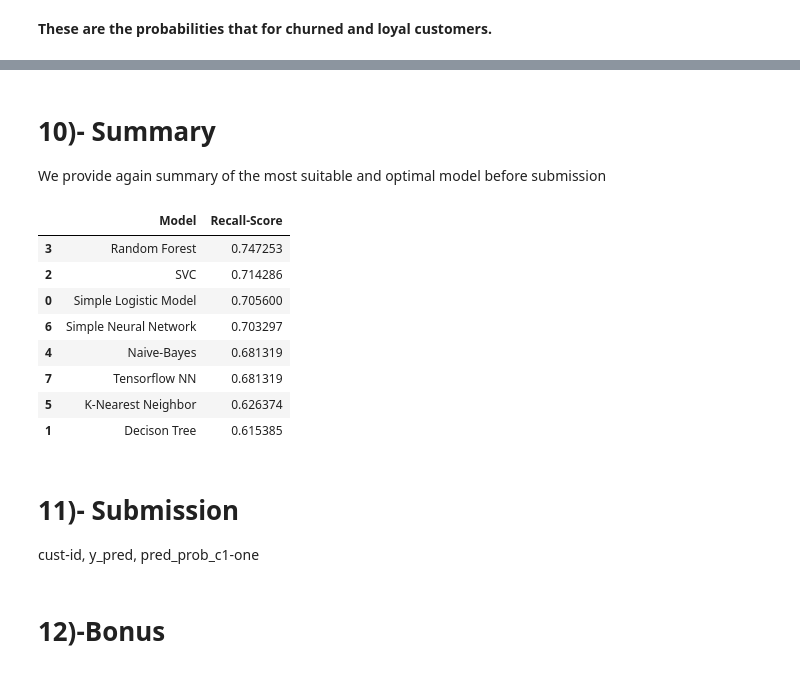
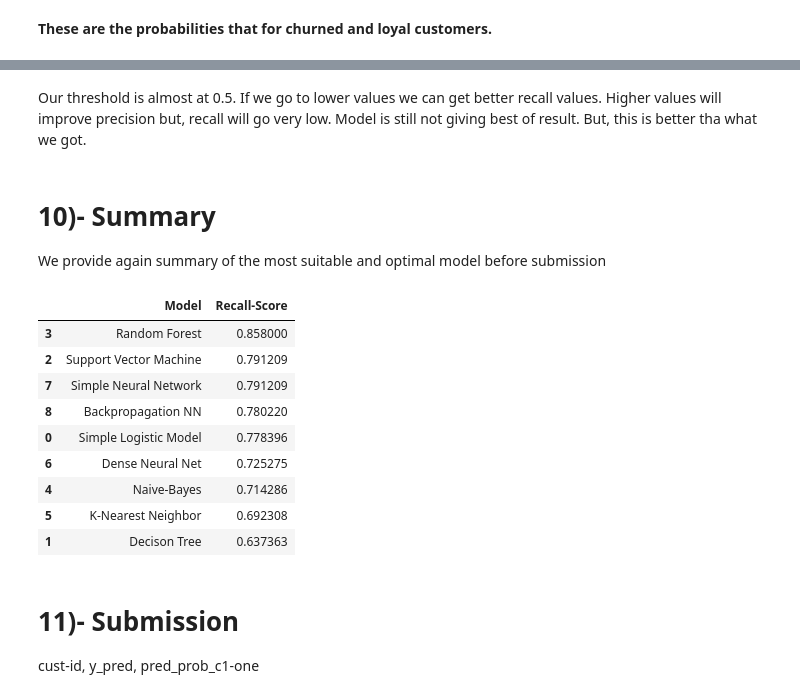
Before and after one commit to HassanSherwani/Telcom_Churn-End-End-Project-, a Jupyter notebook: Assignment.ipynb, the cells around one changed output, grey strips where cells are left out. Saved outputs shown, nothing was run; the diff lists cells and outputs as text; code cells hidden in the pictures.

```diff
--- a/Assignment.ipynb
+++ b/Assignment.ipynb
@@ -2309,0 +2701,3 @@ weighted avg       0.50      0.43      0.36       200
+# %%
+ #compile the model, adam gradient descent (optimized)
+model.compile(loss="binary_crossentropy", optimizer="adam", metrics=['accuracy'])
@@ -2309,0 +2728,3 @@ weighted avg       0.50      0.43      0.36       200
+# %%
+# call the function to fit to the data (training the network)
+history=model.fit(X_train, y_train, epochs = 500, batch_size=20, validation_data=(X_test, y_test))
@@ -2309,0 +2761,3 @@ weighted avg       0.50      0.43      0.36       200
+# %%
+#convert in crisp class
+yhat_class_keras = model.predict_classes(X_test, verbose=0)
@@ -2309,0 +2770,3 @@ weighted avg       0.50      0.43      0.36       200
+# %%
+keras_score = recall_score(y_test, yhat_class_keras)
+keras_acc = accuracy_score(y_test, yhat_class_keras)
@@ -2539,26 +2988,29 @@ def _plot_prec_rec_curve(prec, rec, thres):
 _plot_prec_rec_curve(prec, rec, thres)
 # %% [output]
 [drawing not drawn]
+# %% [markdown]
+Our threshold is almost at 0.5. If we go to lower values we can get better recall values. Higher values will improve precision but, recall will go very low. Model is still not giving best of result. But, this is better tha what we got.
 # %% [markdown]
 # 10)- Summary
  We provide again summary of the most suitable and optimal model before submission
 # %%
 models = pd.DataFrame({
-    'Model': ['Simple Logistic Model', 'Decison Tree', 'SVC', 'Random Forest','Naive-Bayes','K-Nearest Neighbor',
-              'Simple Neural Network', 'Tensorflow NN',],
-    'Recall-Score': [log_score, dt_score, svc_score, rf_score,nb_score,knn_score,
+    'Model': ['Simple Logistic Model', 'Decison Tree', 'Support Vector Machine', 'Random Forest','Naive-Bayes','K-Nearest Neighbor','Dense Neural Net',
+              'Simple Neural Network', 'Backpropagation NN',],
+    'Recall-Score': [log_score, dt_score, svc_score, rf_score,nb_score,knn_score, keras_score,
                      NN_score, tf_score]})
 models.sort_values(by='Recall-Score', ascending=False)
 # %% [output]
 |  | Model | Recall-Score |
-| 3 | Random Forest | 0.747253 |
-| 2 | SVC | 0.714286 |
-| 0 | Simple Logistic Model | 0.705600 |
-| 6 | Simple Neural Network | 0.703297 |
-| 4 | Naive-Bayes | 0.681319 |
-| 7 | Tensorflow NN | 0.681319 |
-| 5 | K-Nearest Neighbor | 0.626374 |
-| 1 | Decison Tree | 0.615385 |
+| 3 | Random Forest | 0.858000 |
+| 2 | Support Vector Machine | 0.791209 |
+| 7 | Simple Neural Network | 0.791209 |
+| 8 | Backpropagation NN | 0.780220 |
+| 0 | Simple Logistic Model | 0.778396 |
+| 6 | Dense Neural Net | 0.725275 |
+| 4 | Naive-Bayes | 0.714286 |
+| 5 | K-Nearest Neighbor | 0.692308 |
+| 1 | Decison Tree | 0.637363 |
 # %% [markdown]
 # 11)- Submission
 
@@ -2573,2 +3017,0 @@ submission.to_csv('submission.csv', index=False)
-# %% [markdown]
-# 12)-Bonus
```
Also changed, not shown: parts of 384 cells of this notebook.
